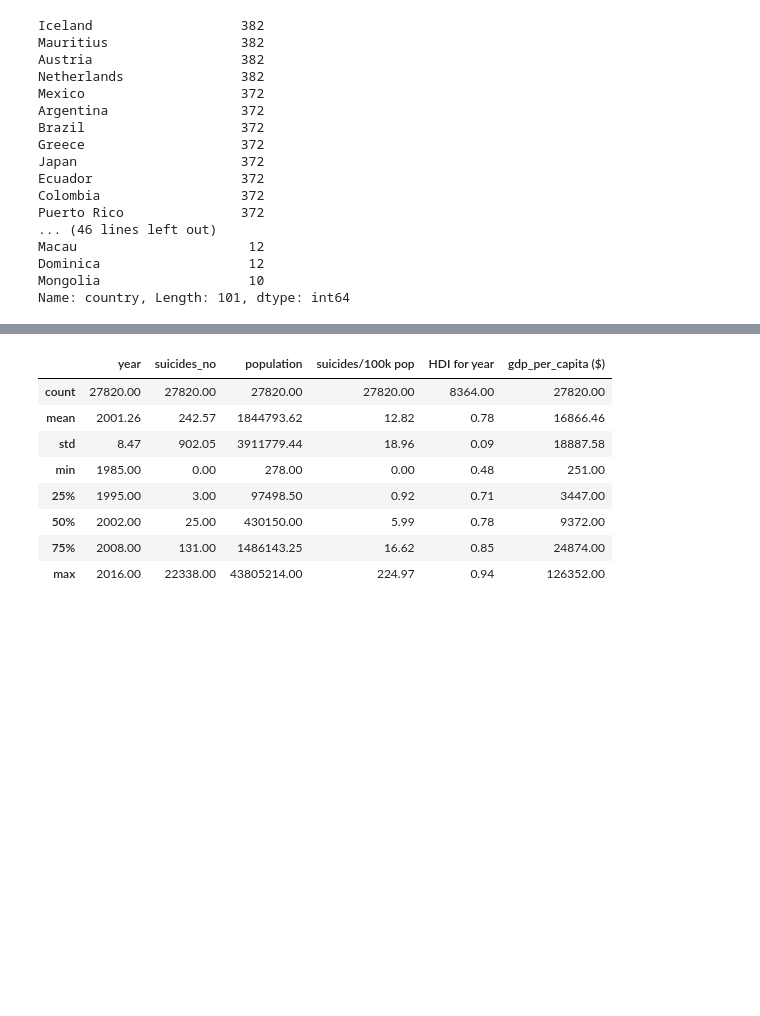
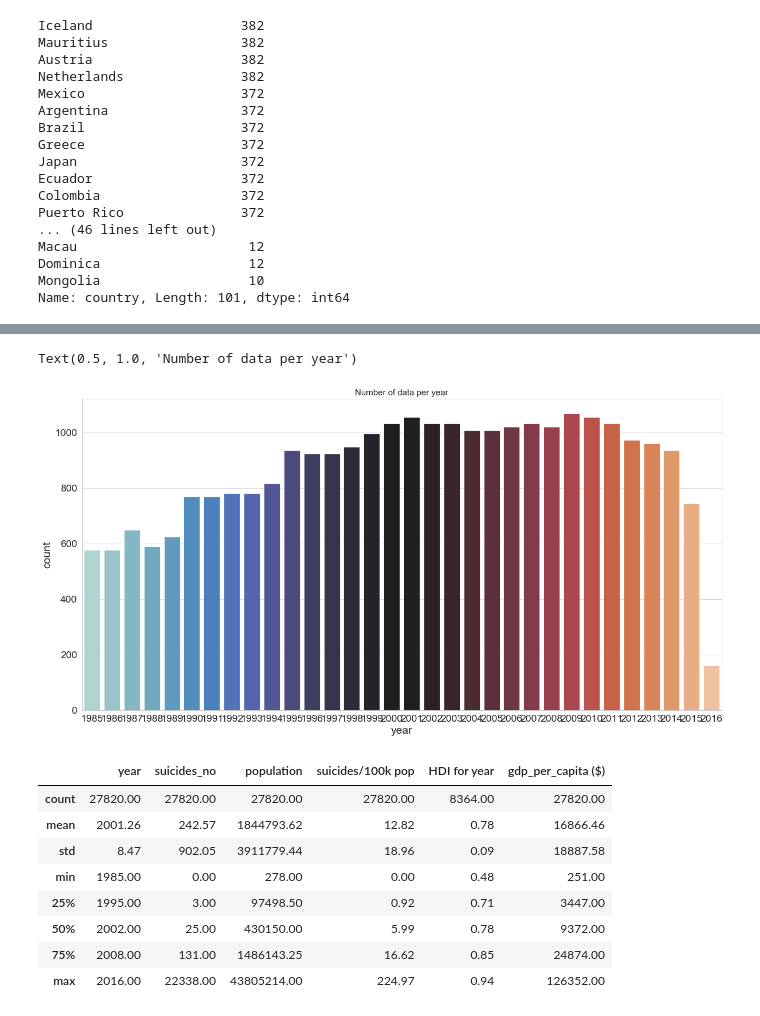
Before and after one commit to JakubPluta/EDA-ML, a Jupyter notebook: 1. Suicide Rates - Analysis.ipynb, the cells around one changed output, grey strips where cells are left out. Saved outputs shown, nothing was run; the diff lists cells and outputs as text; code cells hidden in the pictures; blank space fills up the shorter version.

```diff
--- a/1. Suicide Rates - Analysis.ipynb
+++ b/1. Suicide Rates - Analysis.ipynb
@@ -53,3 +60,11 @@ Name: country, Length: 101, dtype: int64
+# %%
+plt.figure(figsize=(20,10))
+y = train['year']
+sns.set_context("paper", 2.0, {"lines.linewidth": 4})
+sns.countplot(y,label='count',palette='icefire').set_title('Number of data per year',fontsize=15)
+# %% [output]
+Text(0.5, 1.0, 'Number of data per year')
+[figure, added]
 # %%
 train.describe()
 # %% [output]
```
Also changed, not shown: parts of 3 cells of this notebook.
